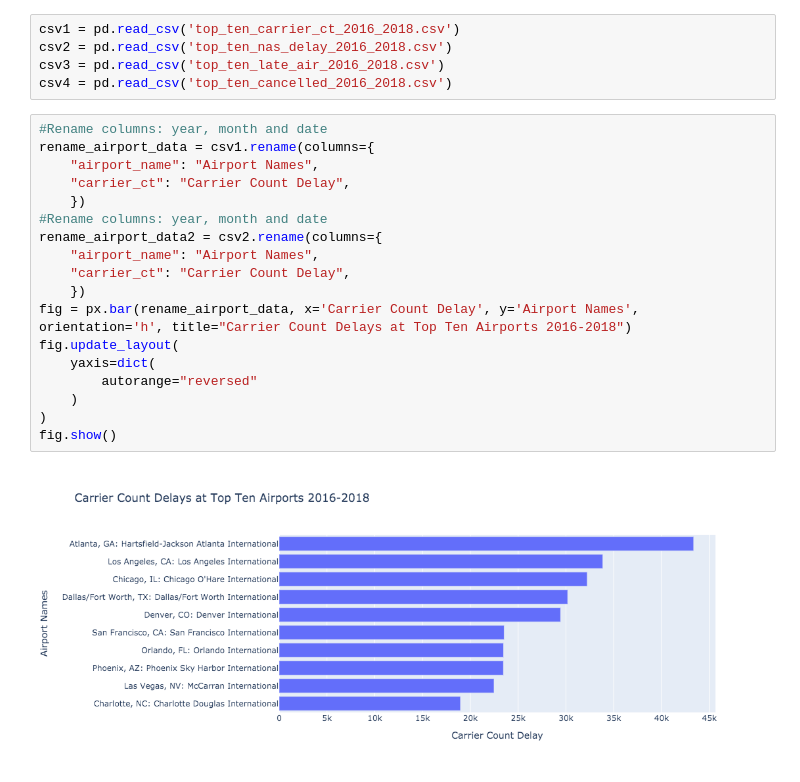
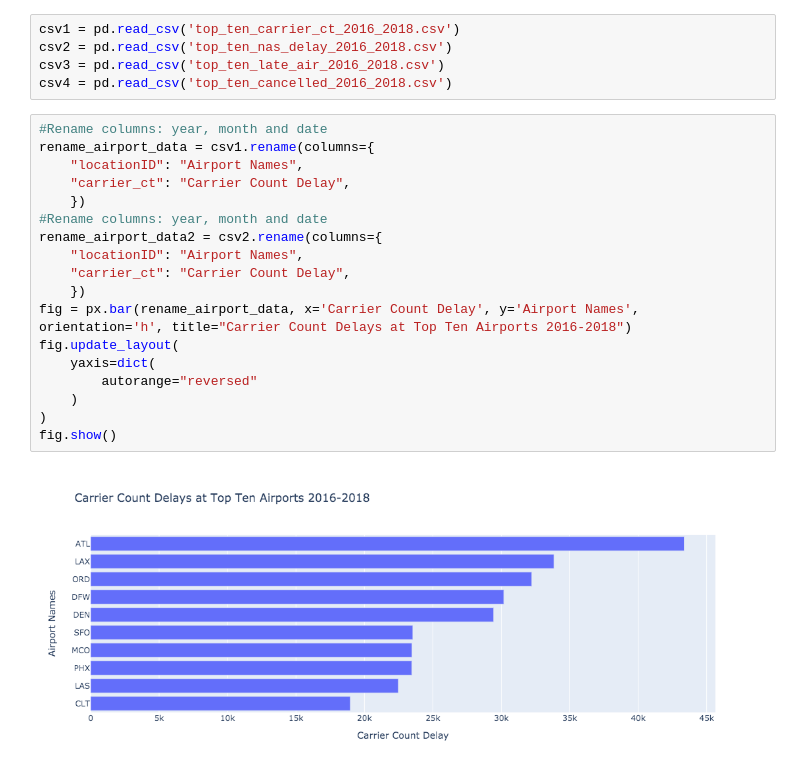
Before and after one commit to flopezjr/project2_Airport_statistics_and_delay_causes, a Jupyter notebook: db/topdelays.ipynb, the cells around one changed output. Cells and saved outputs as stored; diff of their text form.

```diff
--- a/db/topdelays.ipynb
+++ b/db/topdelays.ipynb
@@ -98,23 +98,23 @@ csv4 = pd.read_csv('top_ten_cancelled_2016_2018.csv')
 # %%
 #Rename columns: year, month and date
 rename_airport_data = csv1.rename(columns={
-    "airport_name": "Airport Names",
+    "locationID": "Airport Names",
     "carrier_ct": "Carrier Count Delay",
     })
 #Rename columns: year, month and date
 rename_airport_data2 = csv2.rename(columns={
-    "airport_name": "Airport Names",
+    "locationID": "Airport Names",
     "carrier_ct": "Carrier Count Delay",
     })
 fig = px.bar(rename_airport_data, x='Carrier Count Delay', y='Airport Names', orientation='h', title="Carrier Count Delays at Top Ten Airports 2016-2018")
 fig.update_layout(
     yaxis=dict(
         autorange="reversed"
     )
 )
 fig.show()
 # %% [output]
-[figure, old version]
+[figure, new version]
 # %%
 #Rename columns: year, month and date
 rename_airport_data = csv2.rename(columns={
```
Also changed, not shown: parts of 8 cells of this notebook, 7 other files.
